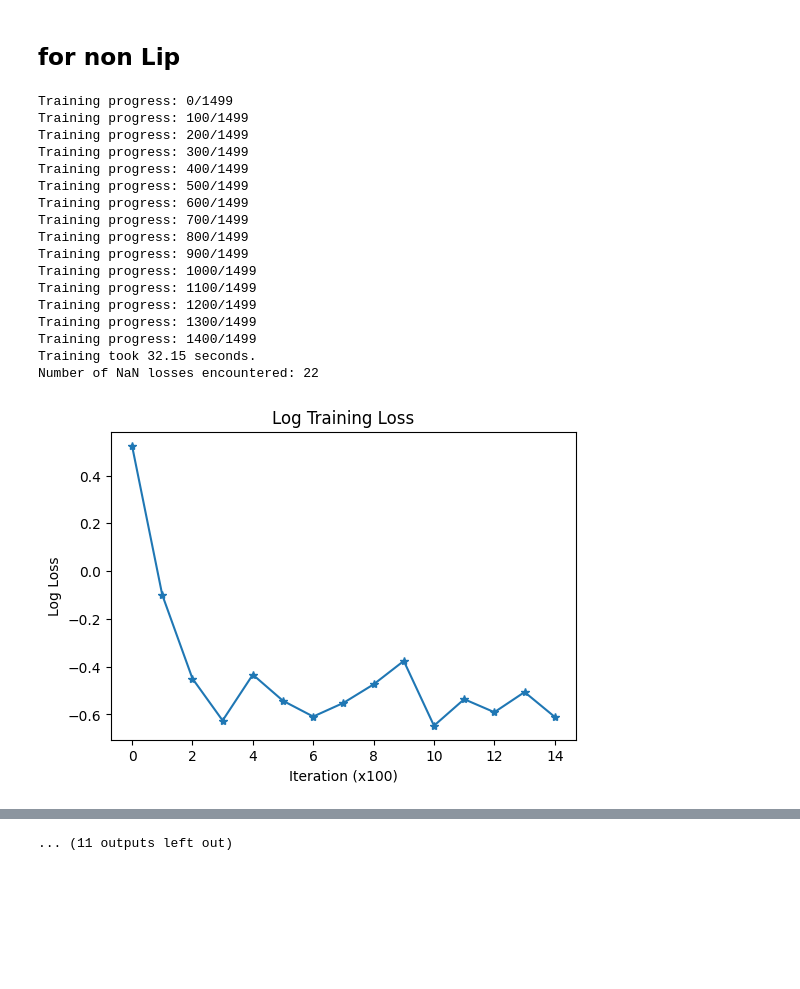
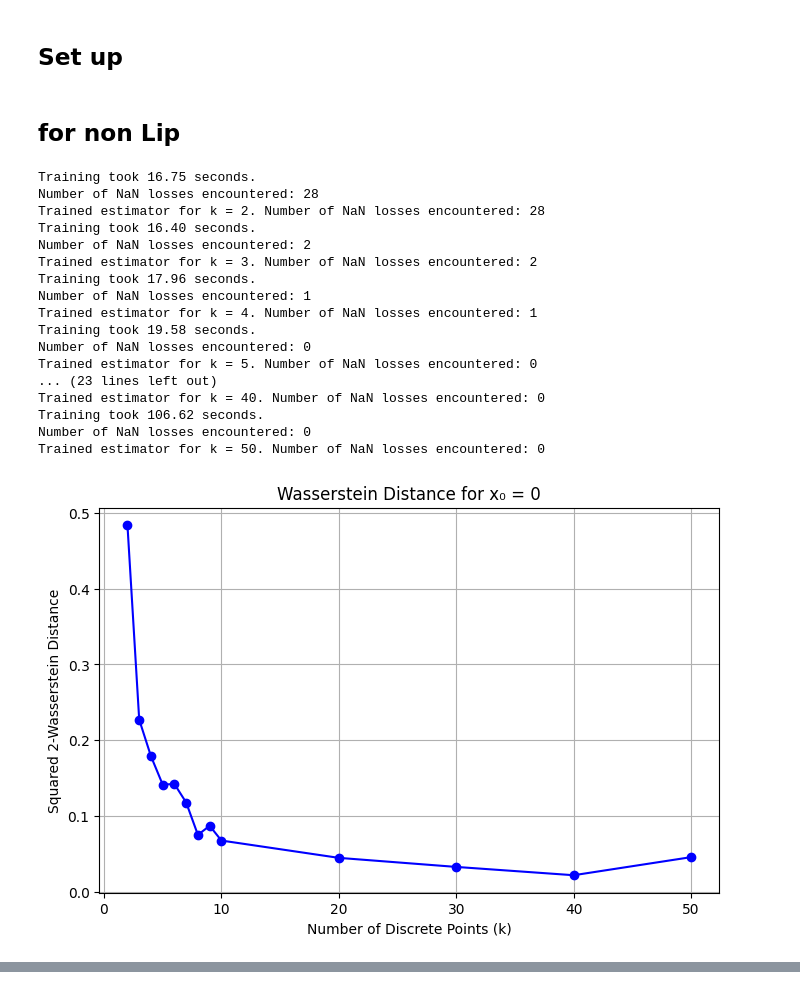
Before and after one commit to rubenbonto/AWD_numerics, a Jupyter notebook: Notebooks/Exemple CDE/exemple_CDE_knn.ipynb, the cells around one changed output, grey strips where cells are left out. Cells and saved outputs as stored; diff of their text form; code cells hidden in the pictures; blank space fills up the shorter version.

```diff
--- a/Notebooks/Exemple CDE/exemple_CDE_knn.ipynb
+++ b/Notebooks/Exemple CDE/exemple_CDE_knn.ipynb
@@ -52,3 +30,30 @@ data_tensor = torch.tensor(data, dtype=torch.float32).to(device)
+# %% [markdown]
+## Set up
+# %%
+# Generate Brownian motion paths
+n_data =  3000
+time_steps = 3  # For example, t=0, t=1, t=2
+paths = generate_brownian_motion(num_paths=n_data, time_steps=time_steps, scale=1)
+
+X = np.expand_dims(paths[:, 1], axis=1)
+Y = np.expand_dims(paths[:, 2], axis=1)
+d_X = 1
+d_Y = 1
+
+
+data = np.concatenate([X, Y], axis=1)
+
+data_tensor = torch.tensor(data, dtype=torch.float32).to(device)
+
+
+min_path = np.round(100*np.min(paths[:, 1]))/100
+max_path = np.round(100*np.max(paths[:, 1]))/100
+
+# Define multiple x_0 values
+x0_values = [0, 1, -2, 0.5, min_path, max_path]
+
+k_values = list(range(2, 11))  # Converts range to list
+k_values.extend([20, 30, 40, 50])  # Adds additional values
 # %% [markdown]
 ## for non Lip
 # %%
@@ -56,9 +61,7 @@ import torch
 import numpy as np
 import matplotlib.pyplot as plt
 from scipy.stats import norm
-import ot  # Make sure POT (Python Optimal Transport) is installed
-
-# --- User defined functions ---
+import ot
 
 def compute_w2_squared(discrete_support, discrete_weights, true_support, true_weights):
     """
@@ -73,20 +76,10 @@ def compute_w2_squared(discrete_support, discrete_weights, true_support, true_we
     # ot.emd2 returns the squared Wasserstein distance
     return ot.emd2(discrete_weights, true_weights, M)
 
-# --- Parameters and settings ---
-x0_values = [0, 1, 2, 0.75]   # the four condition points for evaluation
-k_values = range(2, 11)        # k from 2 to 10 (inclusive)
 results = {x0: {} for x0 in x0_values}  # will store distances for each x0 and k
 
 # device should be defined (e.g., device = torch.device('cuda') or 'cpu')
 device = torch.device("cuda" if torch.cuda.is_available() else "cpu")
-
-# data_tensor, d_X, d_Y, and other hyperparameters are assumed to be defined elsewhere
-# For example:
-# data_tensor = ...  (your training data as a torch tensor)
-# d_X = ... ; d_Y = ...
-# Also, the function train_conditional_density is assumed to be defined.
-# n_iter, n_batch, lr, and nns_type are set as desired.
 
 # --- Main Loop over k ---
 for k in k_values:
@@ -116,48 +109,48 @@ for k in k_values:
         # Create a grid for the true measure. We choose a grid centered at x0.
         y_min = x0 - 5
         y_max = x0 + 5
         y_grid = np.linspace(y_min, y_max, 800)
         dx = y_grid[1] - y_grid[0]
 
         # Construct the true measure as the discretization of N(x0, 1)
         true_pdf = norm.pdf(y_grid, loc=x0, scale=1)
         true_weights = true_pdf * dx
         true_weights = true_weights / np.sum(true_weights)
 
         # Compute the squared Wasserstein distance.
         distance = compute_w2_squared(y_est_np, weights_est, y_grid, true_weights)
 
         # Store the result
         results[x0][k] = distance
 
 # --- Plotting: one plot per x0 ---
 for x0 in x0_values:
     ks = sorted(results[x0].keys())
     distances = [results[x0][k] for k in ks]
 
     plt.figure(figsize=(8, 5))
     plt.plot(ks, distances, marker='o', linestyle='-', color='blue')
     plt.xlabel('Number of Discrete Points (k)')
     plt.ylabel('Squared 2-Wasserstein Distance')
     plt.title(f'Wasserstein Distance for x₀ = {x0}')
     plt.grid(True)
     plt.show()
 # %% [output]
-Training progress: 0/1499
-Training progress: 100/1499
-Training progress: 200/1499
-Training progress: 300/1499
-Training progress: 400/1499
-Training progress: 500/1499
-Training progress: 600/1499
-Training progress: 700/1499
-Training progress: 800/1499
-Training progress: 900/1499
-Training progress: 1000/1499
-Training progress: 1100/1499
-Training progress: 1200/1499
-Training progress: 1300/1499
-Training progress: 1400/1499
-Training took 32.15 seconds.
-Number of NaN losses encountered: 22
+Training took 16.75 seconds.
+Number of NaN losses encountered: 28
+Trained estimator for k = 2. Number of NaN losses encountered: 28
+Training took 16.40 seconds.
+Number of NaN losses encountered: 2
+Trained estimator for k = 3. Number of NaN losses encountered: 2
+Training took 17.96 seconds.
+Number of NaN losses encountered: 1
+Trained estimator for k = 4. Number of NaN losses encountered: 1
+Training took 19.58 seconds.
+Number of NaN losses encountered: 0
+Trained estimator for k = 5. Number of NaN losses encountered: 0
+... (23 lines left out)
+Trained estimator for k = 40. Number of NaN losses encountered: 0
+Training took 106.62 seconds.
+Number of NaN losses encountered: 0
+Trained estimator for k = 50. Number of NaN losses encountered: 0
-[figure, old version]
+[figure, new version]
@@ -254 +161,0 @@ Number of NaN losses encountered: 0
-... (11 outputs left out)
```
Also changed, not shown: parts of 5 cells of this notebook, 32 other files.
